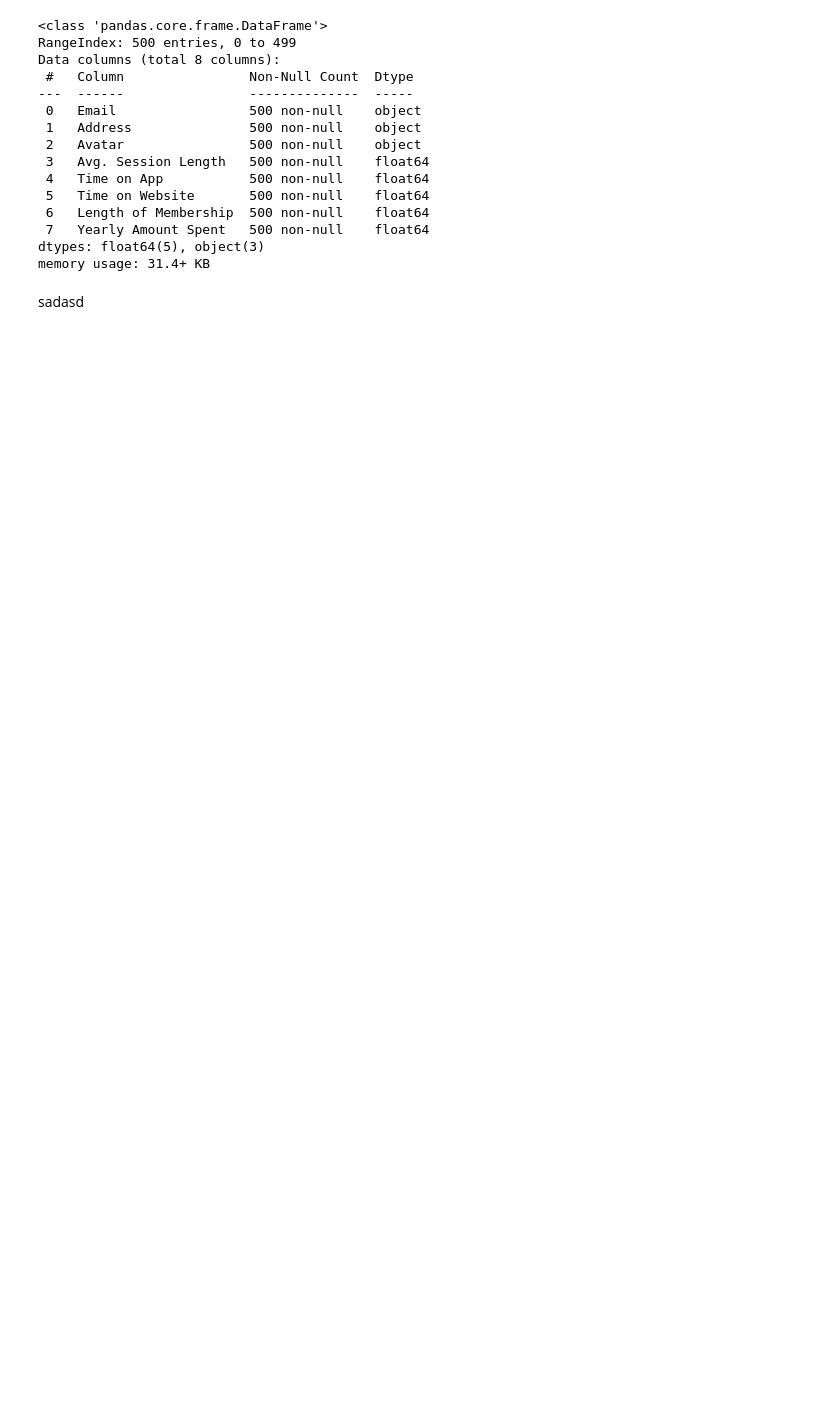
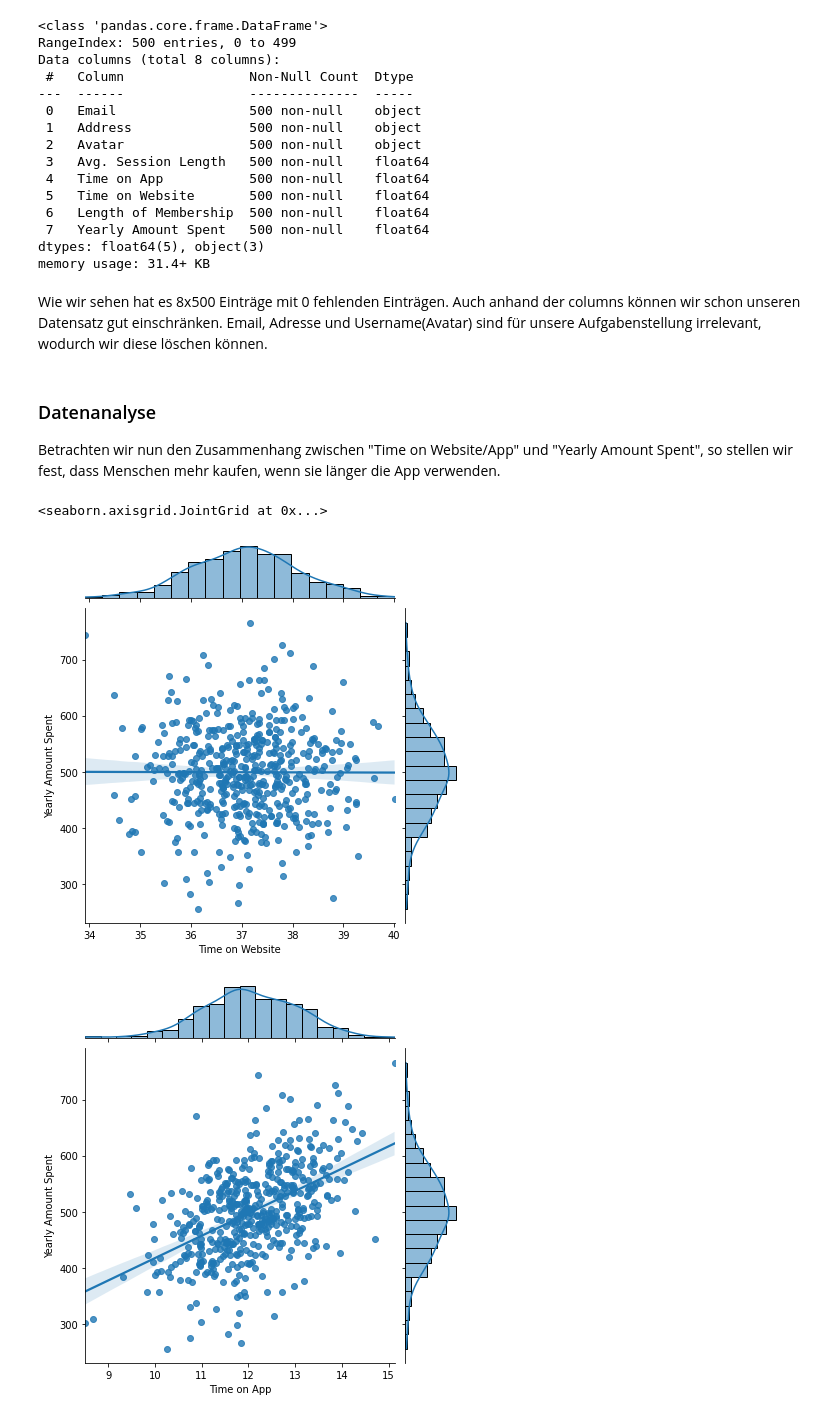
Before and after one commit to AlexanderAvocone/Studium, a Jupyter notebook: Linear_Regession.ipynb, the cells around one changed output. Saved outputs shown, nothing was run; the diff lists cells and outputs as text; code cells hidden in the pictures; blank space fills up the shorter version.

```diff
--- a/Linear_Regession.ipynb
+++ b/Linear_Regession.ipynb
@@ -16,6 +17,6 @@ Als erstes verschaffen wir uns einen groben Überblick über die Daten.
 # %%
-data = pd.read_csv("Ecommerce Customers")
-data.head()
+df = pd.read_csv("Ecommerce Customers")
+df.head()
 # %% [output]
 |  | Email | Address | Avatar | Avg. Session Length | Time on App | Time on Website | Length of Membership | ... |
 | 0 | mstephenson@fernandez.com | 835 Frank Tunnel\r\nWrightmouth, ... | Violet | 34.497268 | 12.655651 | 39.577668 | 4.082621 | ... |
@@ -41,5 +42,19 @@ Data columns (total 8 columns):
  7   Yearly Amount Spent   500 non-null    float64
 dtypes: float64(5), object(3)
 memory usage: 31.4+ KB
-# %% [markdown]
-sadasd
+# %% [markdown]
+Wie wir sehen hat es 8x500 Einträge mit 0 fehlenden Einträgen. Auch anhand der columns können wir schon unseren Datensatz gut einschränken. Email, Adresse und Username(Avatar) sind für unsere Aufgabenstellung irrelevant, wodurch wir diese löschen können.
+# %%
+df.drop(["Email","Address", "Avatar"],axis=1, inplace = True)
+# %% [markdown]
+### Datenanalyse
+Betrachten wir nun den Zusammenhang zwischen "Time on Website/App" und "Yearly Amount Spent", so stellen wir fest, dass Menschen mehr kaufen, wenn sie länger die App verwenden.
+# %%
+
+sns.jointplot(x="Time on Website", y="Yearly Amount Spent", data = df, kind = "reg")
+
+sns.jointplot(x="Time on App", y="Yearly Amount Spent", data = df, kind = "reg")
+# %% [output]
+<seaborn.axisgrid.JointGrid at 0x...>
+[figure, added]
+[figure, added]
```
Also changed, not shown: parts of 11 cells of this notebook.
